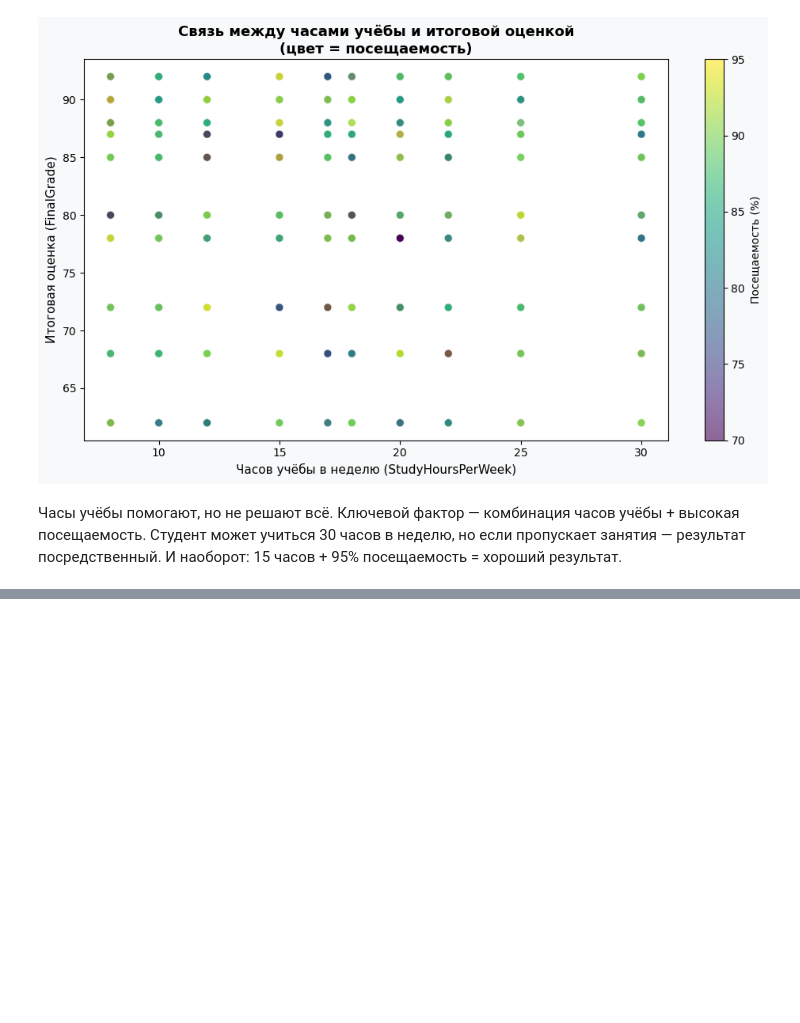
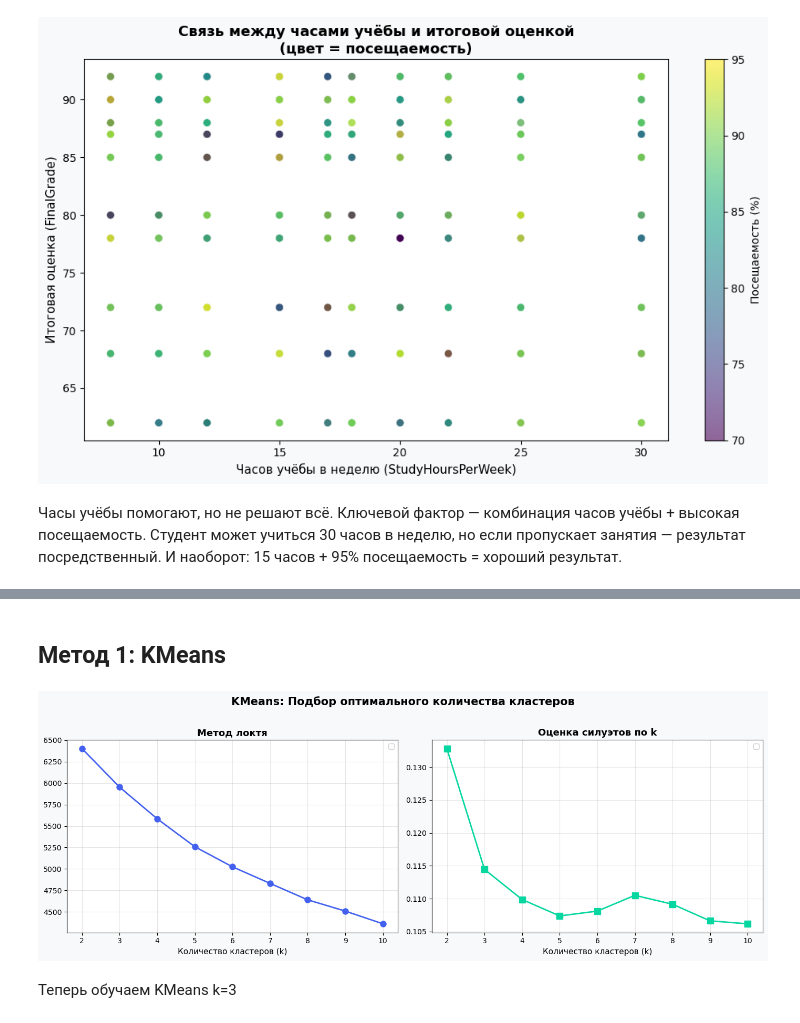
Before and after one commit to timur-valiullin/Calobaration_work, a Jupyter notebook: Students_Rating.ipynb, the cells around one changed output, grey strips where cells are left out. Saved outputs shown, nothing was run; the diff lists cells and outputs as text; code cells hidden in the pictures; blank space fills up the shorter version.

Commit message:
Кластеризация
Была проведена кластеризация 3 способами:
1. KMeans
2. Иерархическая кластеризация
3. DBScan

```diff
--- a/Students_Rating.ipynb
+++ b/Students_Rating.ipynb
@@ -329,0 +369,34 @@ plt.show()
+# %% [markdown]
+## Метод 1: KMeans
+# %%
+k_range = range(2, 11)
+inertias = []
+silhouette_scores = []
+
+for k in k_range:
+    kmeans = KMeans(n_clusters=k, random_state=42, n_init=10)
+    labels = kmeans.fit_predict(X_scaled)
+    inertias.append(kmeans.inertia_)
+    silhouette_scores.append(silhouette_score(X_scaled, labels))
+# %%
+fig, (ax1, ax2) = plt.subplots(1, 2, figsize=(14, 5))
+
+ax1.plot(list(k_range), inertias, 'o-', color='#4361EE', linewidth=2, markersize=8)
+ax1.set_xlabel('Количество кластеров (k)', fontsize=11)
+ax1.set_title('Метод локтя', fontsize=13, fontweight='bold')
+ax1.legend()
+ax1.grid(alpha=0.3)
+
+ax2.plot(list(k_range), silhouette_scores, 's-', color='#06D6A0', linewidth=2, markersize=8)
+ax2.set_xlabel('Количество кластеров (k)', fontsize=11)
+ax2.set_title('Оценка силуэтов по k', fontsize=13, fontweight='bold')
+ax2.legend()
+ax2.grid(alpha=0.3)
+
+plt.suptitle('KMeans: Подбор оптимального количества кластеров', fontsize=15, fontweight='bold', y=1.02)
+plt.tight_layout()
+plt.show()
+# %% [output]
+[figure, added]
+# %% [markdown]
+Теперь обучаем KMeans k=3
```
Also changed, not shown: parts of 23 cells of this notebook.
